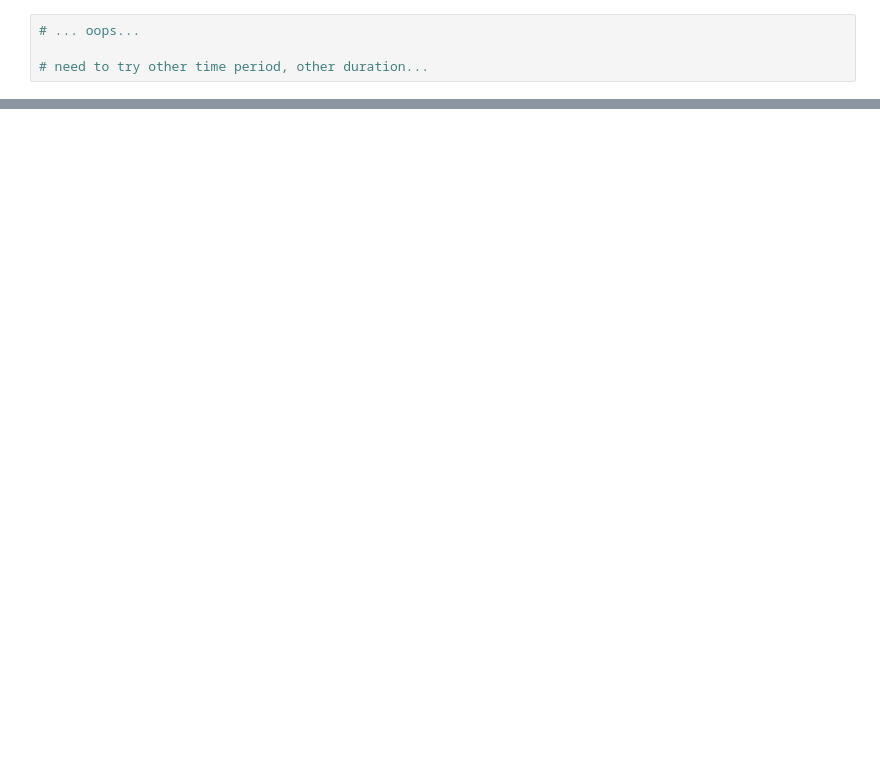
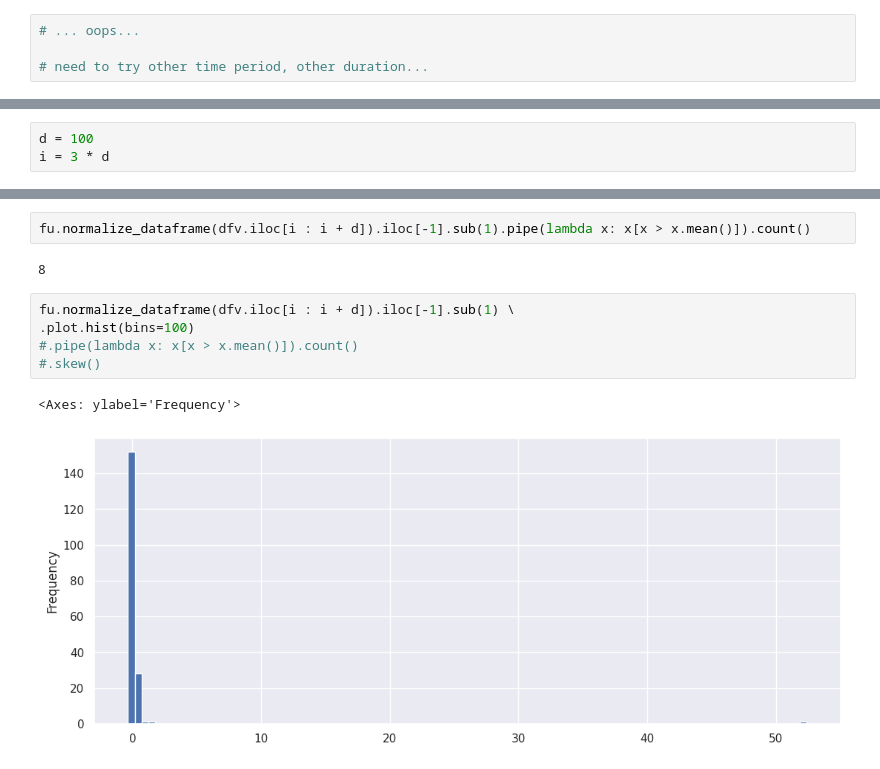
Before and after one commit to mathieugouin/tradesim, a Jupyter notebook: top_performer_notebook.ipynb, the cells around one changed output, grey strips where cells are left out. Drawn from its saved outputs; the diff is of its cells as text; blank space fills up the shorter version.

```diff
--- a/top_performer_notebook.ipynb
+++ b/top_performer_notebook.ipynb
@@ -248,0 +157,3 @@ fu.normalize_dataframe(dfv[b.index].iloc[i + d : i + 2 * d]).iloc[-1].div(k).sum
+# %%
+d = 100
+i = 3 * d
@@ -248,0 +172,12 @@ fu.normalize_dataframe(dfv[b.index].iloc[i + d : i + 2 * d]).iloc[-1].div(k).sum
+# %%
+fu.normalize_dataframe(dfv.iloc[i : i + d]).iloc[-1].sub(1).pipe(lambda x: x[x > x.mean()]).count()
+# %% [output]
+8
+# %%
+fu.normalize_dataframe(dfv.iloc[i : i + d]).iloc[-1].sub(1) \
+.plot.hist(bins=100)
+#.pipe(lambda x: x[x > x.mean()]).count()
+#.skew()
+# %% [output]
+<Axes: ylabel='Frequency'>
+[figure, added]
```
Also changed, not shown: parts of 41 cells of this notebook.
